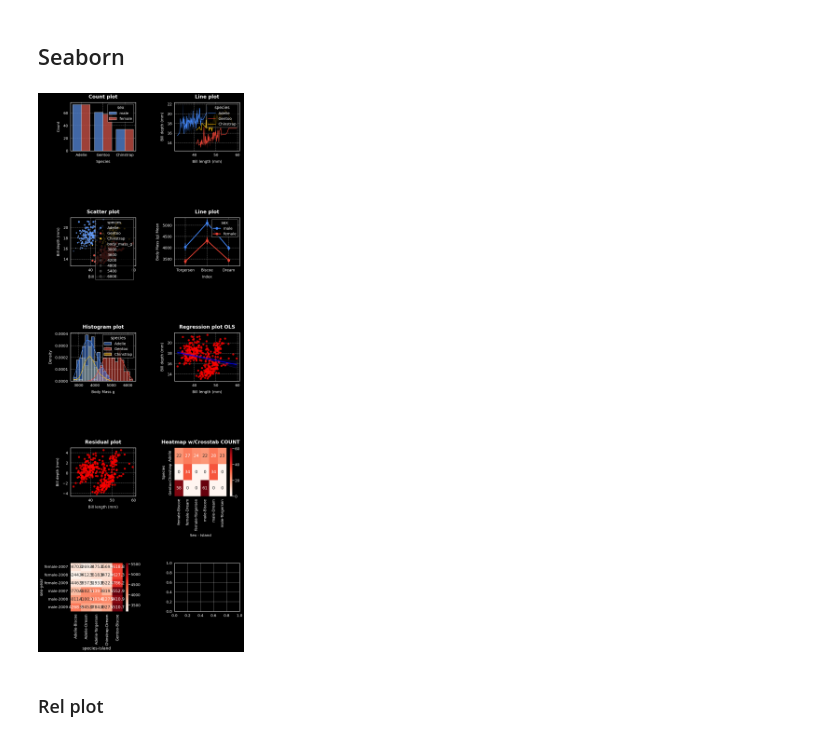
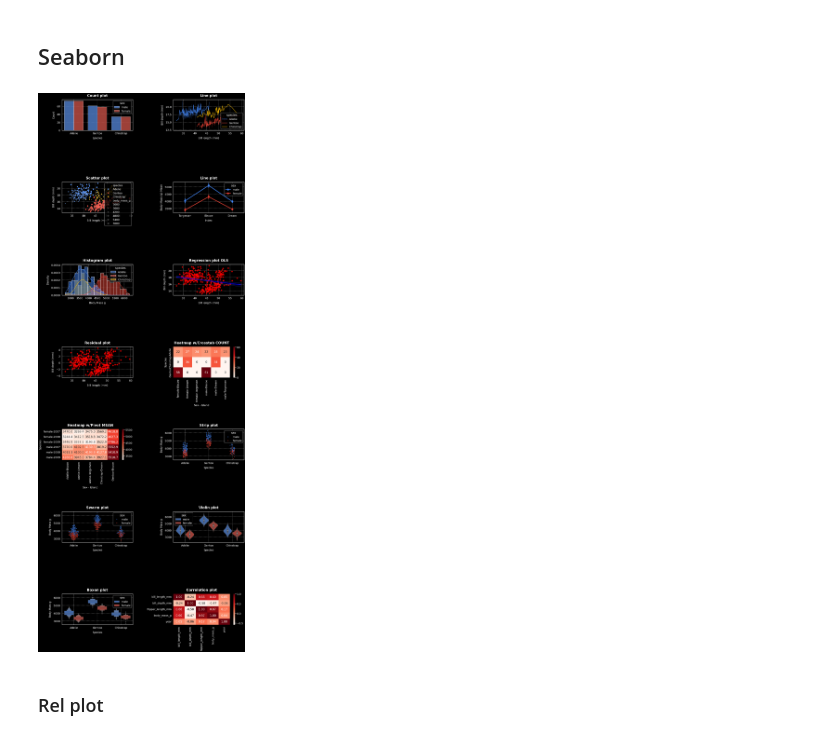
Before and after one commit to carlosjesuscaro/data_analysis_summary, a Jupyter notebook: Visualizations.ipynb, the cells around one changed output. Saved outputs shown, nothing was run; the diff lists cells and outputs as text; code cells hidden in the pictures.

```diff
--- a/Visualizations.ipynb
+++ b/Visualizations.ipynb
@@ -235,7 +235,7 @@ sns.set_style("darkgrid", {
 })
 plt.style.use('dark_background')
 
-fig, axes = plt.subplots(5, 2, figsize=(16, 40))
+fig, axes = plt.subplots(7, 2, figsize=(22, 56))
 
 plt.style.use('dark_background')
 # sns.set_theme(style="darkgrid")
@@ -280,34 +280,71 @@ axes[2, 0].grid(True, linestyle='--', which='major', axis='both', alpha=0.5)
 
 # Regression plot
 sns.regplot(data=data, x="bill_length_mm", y="bill_depth_mm", ax=axes[2, 1], color='red', scatter=True, line_kws={'color': 'blue'}, order=1)
 axes[2, 1].set_title('Regression plot OLS', pad=20, fontsize=24, fontweight='bold')
 axes[2, 1].set_xlabel('Bill length (mm)', labelpad=15, fontsize=18)
 axes[2, 1].set_ylabel('Bill depth (mm)', labelpad=15, fontsize=18)
 axes[2, 1].grid(True, linestyle='--', which='major', axis='both', alpha=0.5)
 
 # Residual plot
 sns.residplot(data=data, x="bill_length_mm", y="bill_depth_mm", ax=axes[3, 0], color='red')
 axes[3, 0].set_title('Residual plot', pad=20, fontsize=24, fontweight='bold')
 axes[3, 0].set_xlabel('Bill length (mm)', labelpad=15, fontsize=18)
 axes[3, 0].set_ylabel('Bill depth (mm)', labelpad=15, fontsize=18)
 axes[3, 0].grid(True, linestyle='--', which='major', axis='both', alpha=0.5)
 
 # Heatmap OPTION Crosstab
 cross_data = pd.crosstab(data.species, [data.sex, data.island])
 sns.heatmap(cross_data, annot=True, fmt='d', cmap='Reds', ax=axes[3, 1])
 axes[3, 1].set_title('Heatmap w/Crosstab COUNT', pad=20, fontsize=24, fontweight='bold')
 axes[3, 1].set_ylabel('Species', labelpad=15, fontsize=18)
 axes[3, 1].set_xlabel('Sex - Island', labelpad=15, fontsize=18)
 
 #  Heatmap OPTION Pivot table
 pivot_table = pd.pivot_table(data=data, index=['sex', 'year'], columns=['species', 'island'], values='body_mass_g', aggfunc='mean').round(1).fillna(0)
 sns.heatmap(pivot_table, annot=True, fmt='.1f', cmap='Reds', ax=axes[4, 0])
+axes[4, 0].set_title('Heatmap w/Pivot MEAN', pad=20, fontsize=24, fontweight='bold')
+axes[4, 0].set_ylabel('Species', labelpad=15, fontsize=18)
+axes[4, 0].set_xlabel('Sex - Island', labelpad=15, fontsize=18)
 
+# Strip plot
+sns.stripplot(data=data, x="species", y='body_mass_g', ax=axes[4, 1], hue='sex', alpha=0.75, )
+axes[4, 1].set_title('Strip plot', pad=20, fontsize=24, fontweight='bold')
+axes[4, 1].set_xlabel('Species', labelpad=15, fontsize=18)
+axes[4, 1].set_ylabel('Body Mass g', labelpad=15, fontsize=18)
+axes[4, 1].grid(True, linestyle='--', which='major', axis='both', alpha=0.5)
+
+# Swarm plot
+sns.swarmplot(data=data, x="species", y='body_mass_g', ax=axes[5, 0], hue='sex', alpha=0.75)
+axes[5, 0].set_title('Swarm plot', pad=20, fontsize=24, fontweight='bold')
+axes[5, 0].set_xlabel('Species', labelpad=15, fontsize=18)
+axes[5, 0].set_ylabel('Body Mass g', labelpad=15, fontsize=18)
+axes[5, 0].grid(True, linestyle='--', which='major', axis='both', alpha=0.5)
+
+# Violin plot
+sns.violinplot(data=data, x="species", y='body_mass_g', ax=axes[5, 1], hue='sex', alpha=0.75)
+axes[5, 1].set_title('Violin plot', pad=20, fontsize=24, fontweight='bold')
+axes[5, 1].set_xlabel('Species', labelpad=15, fontsize=18)
+axes[5, 1].set_ylabel('Body Mass g', labelpad=15, fontsize=18)
+axes[5, 1].grid(True, linestyle='--', which='major', axis='both', alpha=0.5)
+
+# Boxen plot
+sns.boxenplot(data=data, x="species", y='body_mass_g', ax=axes[6, 0], hue='sex', alpha=0.75)
+axes[6, 0].set_title('Boxen plot', pad=20, fontsize=24, fontweight='bold')
+axes[6, 0].set_xlabel('Species', labelpad=15, fontsize=18)
+axes[6, 0].set_ylabel('Body Mass g', labelpad=15, fontsize=18)
+axes[6, 0].grid(True, linestyle='--', which='major', axis='both', alpha=0.5)
+
+# Correlation plot
+sns.heatmap(data.corr(numeric_only=True), annot=True, fmt='.2f', cmap='Reds', ax=axes[6, 1])
+axes[6, 1].set_title('Correlation plot', pad=20, fontsize=24, fontweight='bold')
+# axes[6, 1].set_xlabel('Species', labelpad=15, fontsize=18)
+# axes[6, 1].set_ylabel('Body Mass g', labelpad=15, fontsize=18)
+axes[6, 1].grid(True, linestyle='--', which='major', axis='both', alpha=0.5)
 
 plt.tight_layout(pad=4.0, h_pad=6.0, w_pad=5.0)
 plt.show()
 # %% [output]
-[figure, old version]
+[figure, new version]
 # %% [markdown]
 ### Rel plot
 # %%
```
Also changed, not shown: parts of 11 cells of this notebook.
